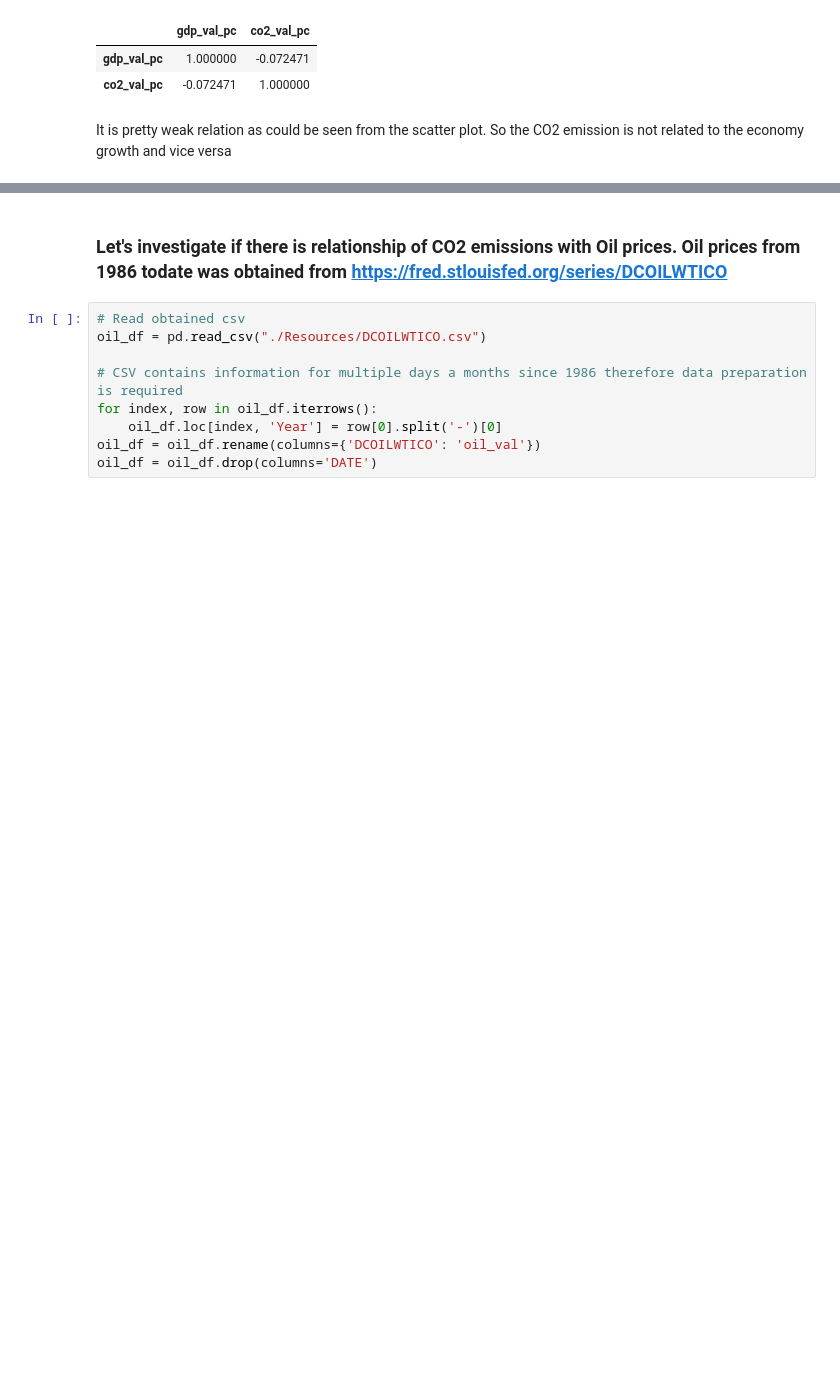
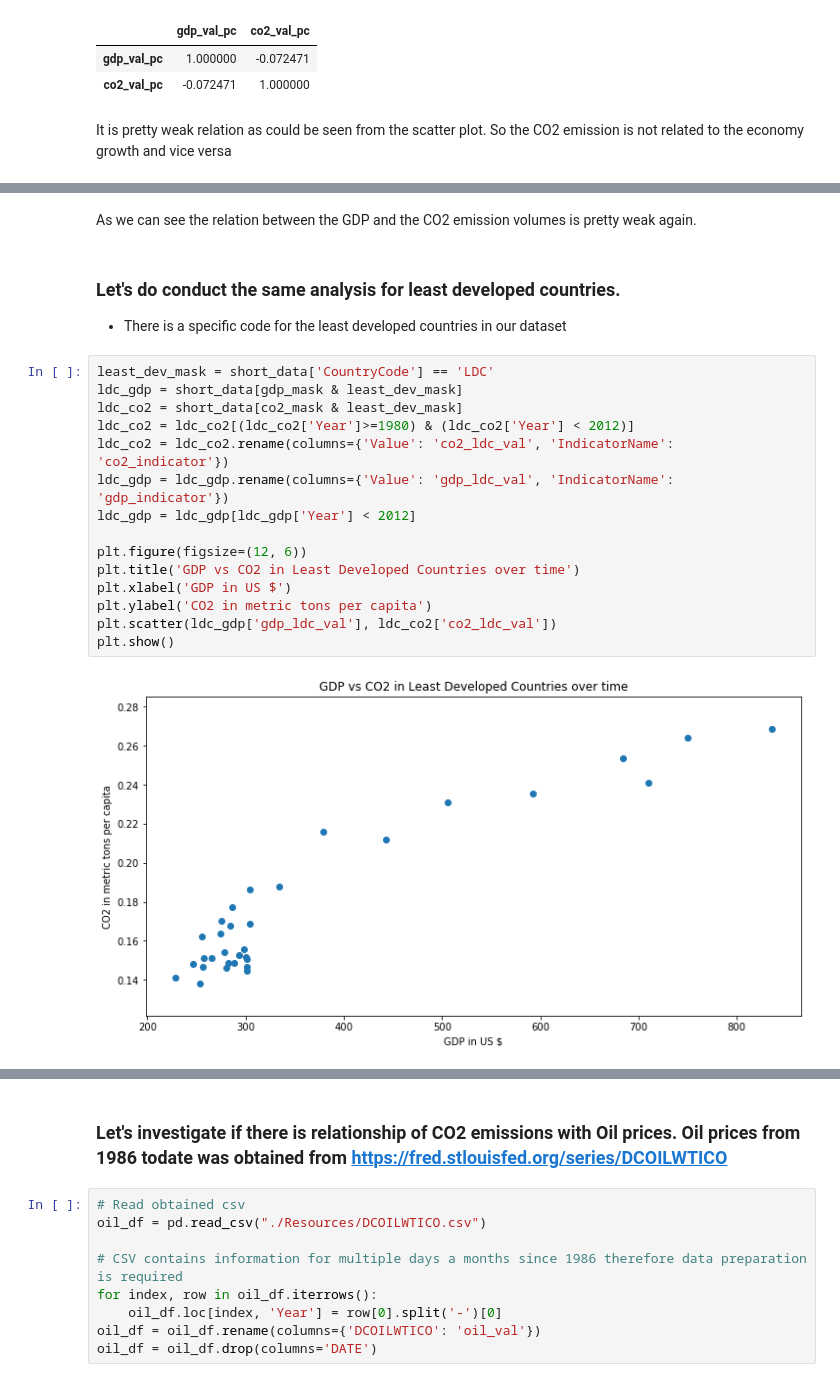
Before and after one commit to robertcox324/5horsemenoftheapocalypse, a Jupyter notebook: WDI_Analysis.ipynb, the cells around one changed output, grey strips where cells are left out. Drawn from its saved outputs; the diff is of its cells as text; blank space fills up the shorter version.

```diff
--- a/WDI_Analysis.ipynb
+++ b/WDI_Analysis.ipynb
@@ -512,0 +562,23 @@ It is pretty weak relation as could be seen from the scatter plot. So the CO2 em
+# %% [markdown]
+As we can see the relation between the GDP and the CO2 emission volumes is pretty weak again.
+# %% [markdown]
+### Let's do conduct the same analysis for least developed countries.
+
+ * There is a specific code for the least developed countries in our dataset
+# %%
+least_dev_mask = short_data['CountryCode'] == 'LDC'
+ldc_gdp = short_data[gdp_mask & least_dev_mask]
+ldc_co2 = short_data[co2_mask & least_dev_mask]
+ldc_co2 = ldc_co2[(ldc_co2['Year']>=1980) & (ldc_co2['Year'] < 2012)]
+ldc_co2 = ldc_co2.rename(columns={'Value': 'co2_ldc_val', 'IndicatorName': 'co2_indicator'})
+ldc_gdp = ldc_gdp.rename(columns={'Value': 'gdp_ldc_val', 'IndicatorName': 'gdp_indicator'})
+ldc_gdp = ldc_gdp[ldc_gdp['Year'] < 2012]
+
+plt.figure(figsize=(12, 6))
+plt.title('GDP vs CO2 in Least Developed Countries over time')
+plt.xlabel('GDP in US $')
+plt.ylabel('CO2 in metric tons per capita')
+plt.scatter(ldc_gdp['gdp_ldc_val'], ldc_co2['co2_ldc_val'])
+plt.show()
+# %% [output]
+[figure, added]
```
Also changed, not shown: parts of 40 cells of this notebook.
